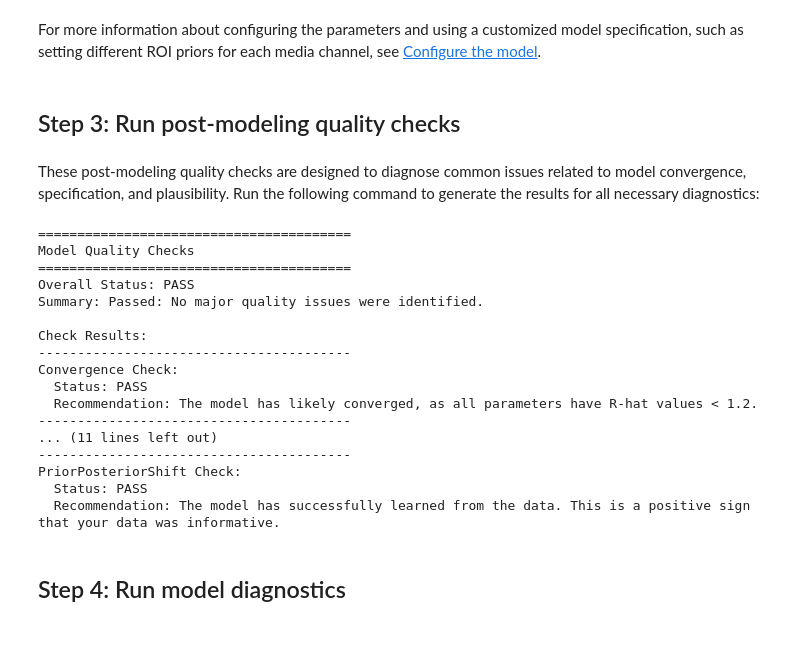
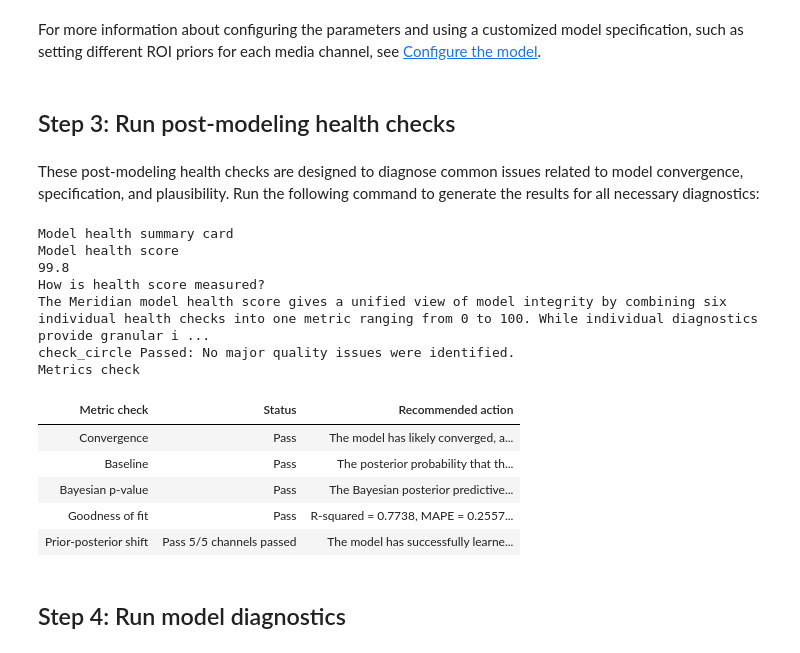
Before and after one commit to google/meridian, a Jupyter notebook: demo/Meridian_Getting_Started.ipynb, the cells around one changed output. Drawn from its saved outputs; the diff is of its cells as text; code cells hidden in the pictures.

Commit message:
Update demo colab to run Model Health Summary Card
PiperOrigin-RevId: 882175720

```diff
--- a/demo/Meridian_Getting_Started.ipynb
+++ b/demo/Meridian_Getting_Started.ipynb
@@ -190,26 +190,26 @@ is_enterprise_user=False
 # %% [output]
 Mounted at /content/drive
 # %%
-import os
+# @markdown If you are using Colab Enterprise, uncomment and run this cell to mount a GCS bucket.
+# import os
 
-# @markdown If you are using Colab Enterprise, run this cell to mount a GCS bucket.
-project_id = ""# @param {"type":"string","placeholder": "Cloud project id"}
-bucket_name = "" # @param {"type":"string","placeholder": "GCS bucket that contains your model"}
-subfolder = "" # @param {"type":"string","placeholder": "Optional, specifying a subfolder is recommended for organizing distinct execution runs."}
-os.environ['GOOGLE_CLOUD_PROJECT'] = project_id
-!gcloud config set project {project_id}
-!gcloud auth login
-!mkdir /content/{bucket_name}
+# project_id = ""# @param {"type":"string","placeholder": "Cloud project id"}
+# bucket_name = "" # @param {"type":"string","placeholder": "GCS bucket that contains your model"}
+# subfolder = "" # @param {"type":"string","placeholder": "Optional, specifying a subfolder is recommended for organizing distinct execution runs."}
+# os.environ['GOOGLE_CLOUD_PROJECT'] = project_id
+# !gcloud config set project {project_id}
+# !gcloud auth login
+# !mkdir /content/{bucket_name}
 
-# Uncomment below if you don't have gcsfuse installed
-#!echo "deb https://packages.cloud.google.com/apt gcsfuse-`lsb_release -c -s` main" | sudo tee /etc/apt/sources.list.d/gcsfuse.list
-#!curl https://packages.cloud.google.com/apt/doc/apt-key.gpg | sudo apt-key add -
-#!apt-get update
-#!apt-get install gcsfuse
+# # Uncomment below if you don't have gcsfuse installed
+# #!echo "deb https://packages.cloud.google.com/apt gcsfuse-`lsb_release -c -s` main" | sudo tee /etc/apt/sources.list.d/gcsfuse.list
+# #!curl https://packages.cloud.google.com/apt/doc/apt-key.gpg | sudo apt-key add -
+# #!apt-get update
+# #!apt-get install gcsfuse
 
-!gcsfuse --implicit-dirs {bucket_name} /content/{bucket_name}
-meridian_root = f'/content/{bucket_name}/{subfolder}'
-is_enterprise_user=True
+# !gcsfuse --implicit-dirs {bucket_name} /content/{bucket_name}
+# meridian_root = f'/content/{bucket_name}/{subfolder}'
+# is_enterprise_user=True
 #!fusermount -u /content/{bucket_name}
 # %% [markdown]
 <a name="load-data"></a>
@@ -300,29 +300,29 @@ Wall time: 15min 17s
 For more information about configuring the parameters and using a customized model specification, such as setting different ROI priors for each media channel, see [Configure the model](https://developers.google.com/meridian/docs/user-guide/configure-model).
 # %% [markdown]
 <a name="quality-checks"></a>
-## Step 3: Run post-modeling quality checks
+## Step 3: Run post-modeling health checks
 # %% [markdown]
-These post-modeling quality checks are designed to diagnose common issues related to model convergence, specification, and plausibility. Run the following command to generate the results for all necessary diagnostics:
+These post-modeling health checks are designed to diagnose common issues related to model convergence, specification, and plausibility. Run the following command to generate the results for all necessary diagnostics:
-# %%
-reviewer.ModelReviewer(mmm).run()
-# %% [output]
-========================================
-Model Quality Checks
-========================================
-Overall Status: PASS
-Summary: Passed: No major quality issues were identified.
-
-Check Results:
-----------------------------------------
-Convergence Check:
-  Status: PASS
-  Recommendation: The model has likely converged, as all parameters have R-hat values < 1.2.
-----------------------------------------
-... (11 lines left out)
-----------------------------------------
-PriorPosteriorShift Check:
-  Status: PASS
-  Recommendation: The model has successfully learned from the data. This is a positive sign that your data was informative.
+# %%
+health_summary = reviewer.ModelReviewer(mmm).run()
+
+filename = 'health_card.html'
+health_summary.output_model_health_card(filename=filename, filepath=meridian_root)
+IPython.display.HTML(filename=f'{meridian_root}{filename}')
+# %% [output]
+Model health summary card
+Model health score
+99.8
+How is health score measured?
+The Meridian model health score gives a unified view of model integrity by combining six individual health checks into one metric ranging from 0 to 100. While individual diagnostics provide granular i ...
+check_circle Passed: No major quality issues were identified.
+Metrics check
+| Metric check | Status | Recommended action |
+| Convergence | Pass | The model has likely converged, a... |
+| Baseline | Pass | The posterior probability that th... |
+| Bayesian p-value | Pass | The Bayesian posterior predictive... |
+| Goodness of fit | Pass | R-squared = 0.7738, MAPE = 0.2557... |
+| Prior-posterior shift | Pass 5/5 channels passed | The model has successfully learne... |
 # %% [markdown]
 <a name="model-diagnostics"></a>
 ## Step 4: Run model diagnostics
```
Also changed, not shown: parts of 3 cells of this notebook.
